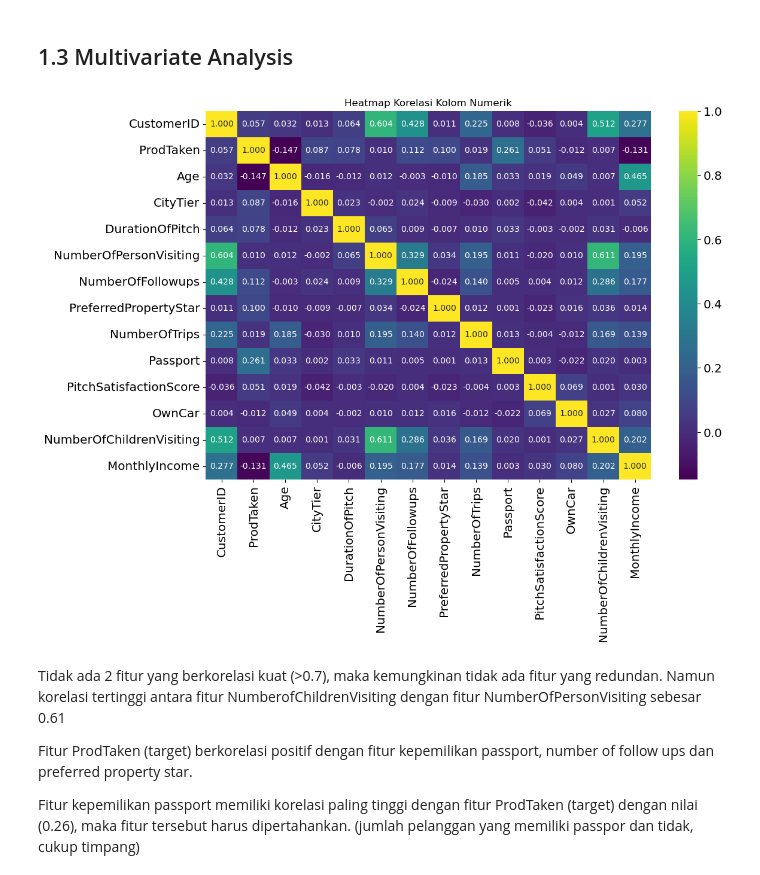
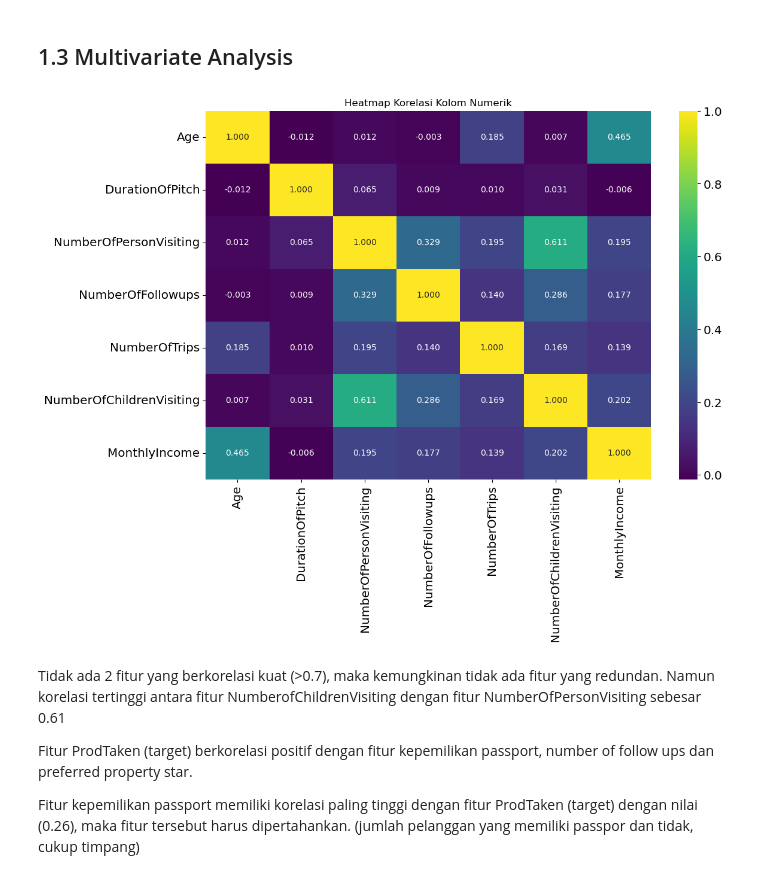
Before and after one commit to andreadeputra/Rakamin_Final_Project, a Jupyter notebook: Infinity.ipynb, the cells around one changed output. Cells and saved outputs as stored; diff of their text form; code cells hidden in the pictures.

```diff
--- a/Infinity.ipynb
+++ b/Infinity.ipynb
@@ -74,11 +74,11 @@ Data terdiri dari 4888 baris dan 20 kolom yang terbagi menjadi 14 kolom numerik
 # %%
 # Separate columns based on data type
 cats = ['ProdTaken', 'CityTier', 'PreferredPropertyStar', 'Passport',
-        'OwnCar', 'TypeofContact', 'Occupation', 'Gender', 'ProductPitched',
+        'OwnCar', 'PitchSatisfactionScore', 'TypeofContact', 'Occupation', 'Gender', 'ProductPitched',
         'MaritalStatus', 'Designation']
 nums = ['CustomerID', 'Age', 'DurationOfPitch',
        'NumberOfPersonVisiting', 'NumberOfFollowups',
-       'NumberOfTrips', 'PitchSatisfactionScore',
+       'NumberOfTrips',
        'NumberOfChildrenVisiting', 'MonthlyIncome']
 # %%
 df[cats] = df[cats].astype('object')
@@ -268,11 +271,12 @@ Redundant kategori Single dan Unmarried dalam fitur MaritalStatus
 # %% [markdown]
 ## 1.3 Multivariate Analysis
 # %%
+# Skips CustomerID column
 plt.title('Heatmap Korelasi Kolom Numerik')
-sns.heatmap(df.corr(), cmap='viridis', annot=True, fmt='.3f')
+sns.heatmap(df[nums[1:]].corr(), cmap='viridis', annot=True, fmt='.3f')
 plt.show()
 # %% [output]
-[figure, old version]
+[figure, new version]
 # %% [markdown]
 Tidak ada 2 fitur yang berkorelasi kuat (>0.7), maka kemungkinan tidak ada fitur yang redundan. Namun korelasi tertinggi antara fitur NumberofChildrenVisiting dengan fitur NumberOfPersonVisiting sebesar 0.61
 
```
Also changed, not shown: parts of 10 cells of this notebook.
